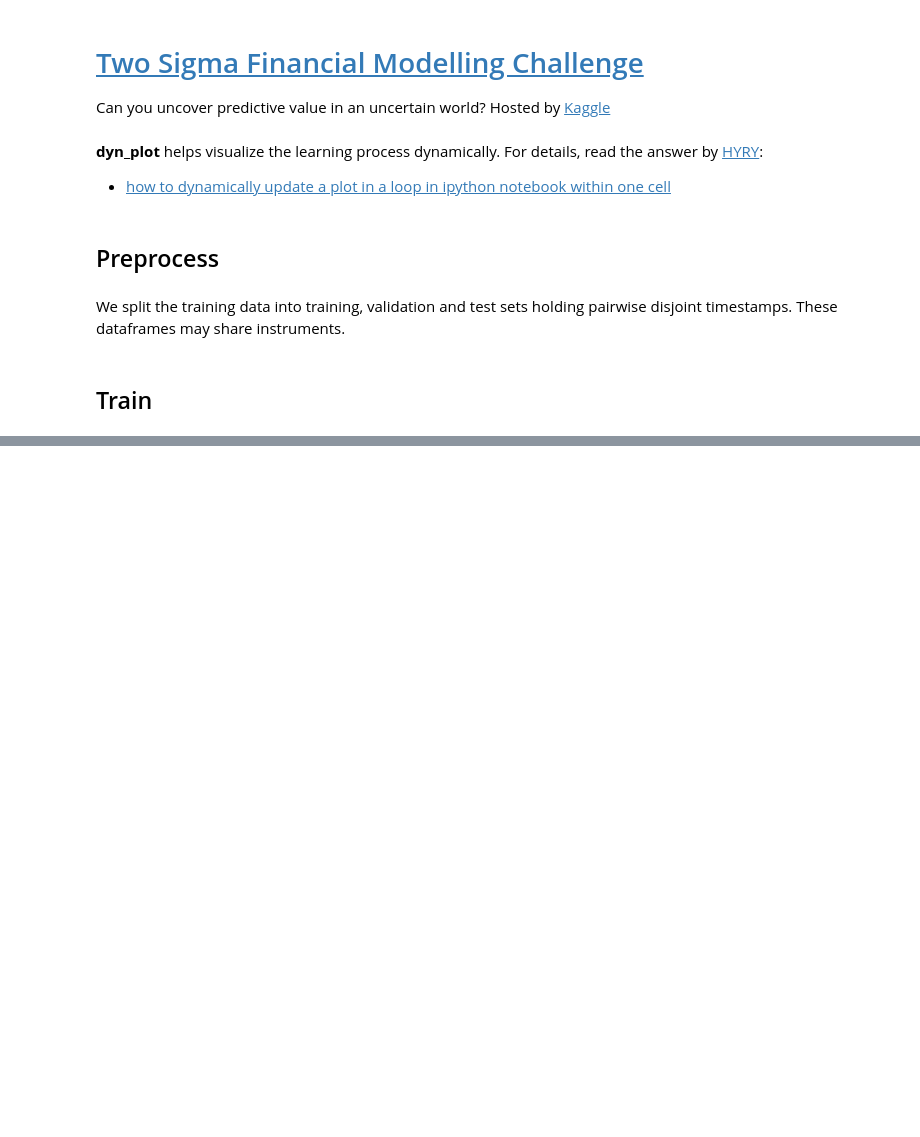
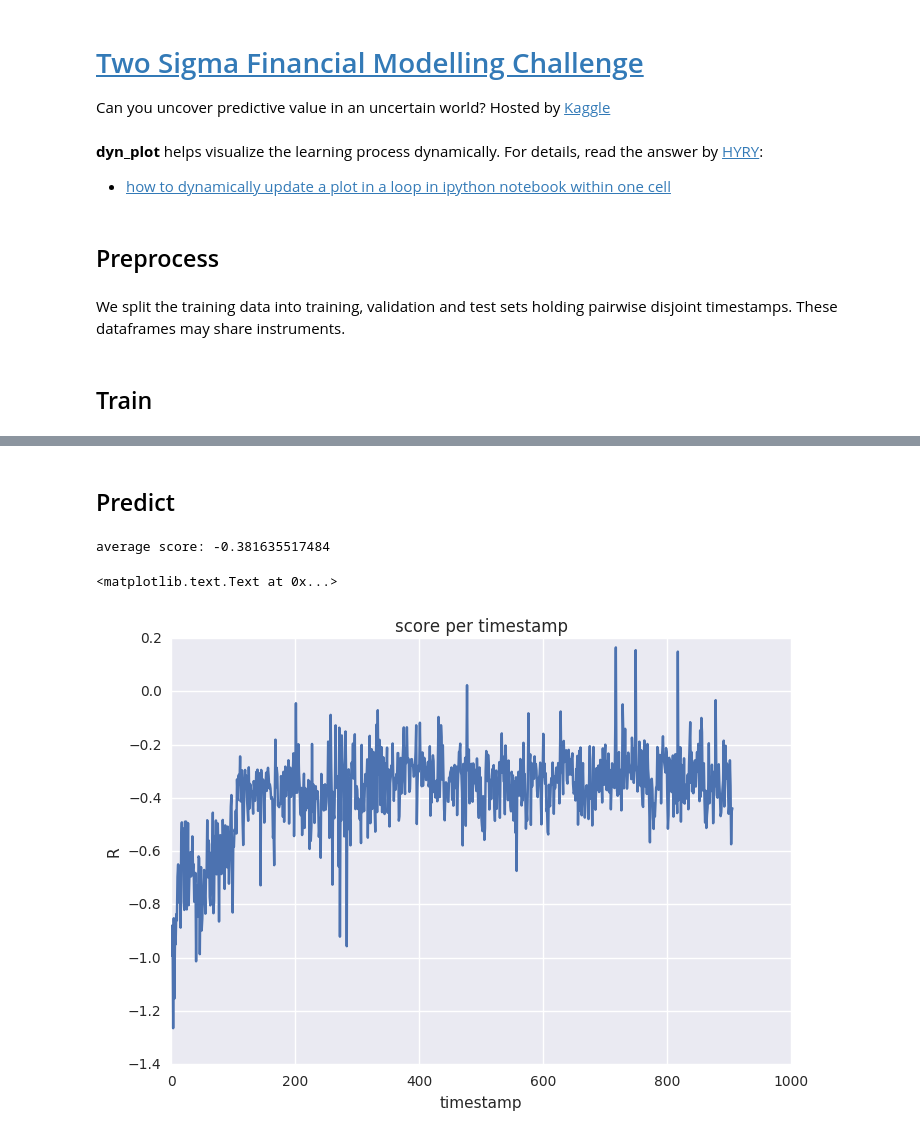
Before and after one commit to xuezhizeng/two-sigma-kaggle, a Jupyter notebook: sample_training.ipynb, the cells around one changed output, grey strips where cells are left out. Drawn from its saved outputs; the diff is of its cells as text; code cells hidden in the pictures; blank space fills up the shorter version.

```diff
--- a/sample_training.ipynb
+++ b/sample_training.ipynb
@@ -91,0 +108,21 @@ These dataframes may share instruments.
+# %% [markdown]
+## Predict
+# %%
+obs = Observer(lstm_size=lstm_size)
+
+sc = []
+for ts, df in train_df.groupby('timestamp'):
+    pred = obs.predict(df, M, session)
+    sc.append(score(df['y'].values, pred[:,0,0]))
+# %%
+print("average score: {}".format(np.mean(sc)))
+
+# plot score
+plt.plot(sc)
+plt.title("score per timestamp")
+plt.xlabel("timestamp")
+plt.ylabel("R")
+# %% [output]
+average score: -0.381635517484
+<matplotlib.text.Text at 0x...>
+[figure, added]
```
Also changed, not shown: parts of 9 cells of this notebook, 4 other files.
